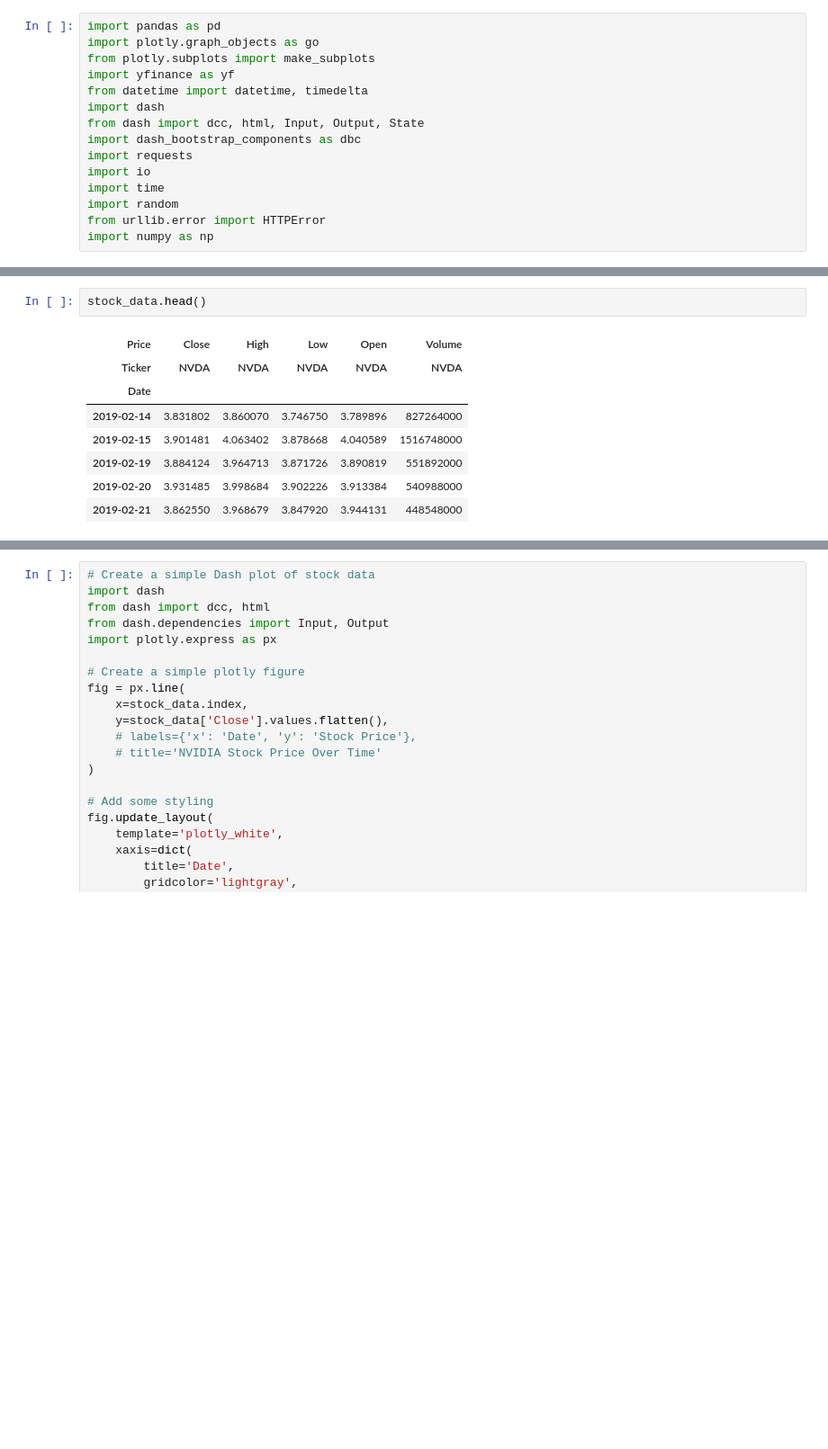
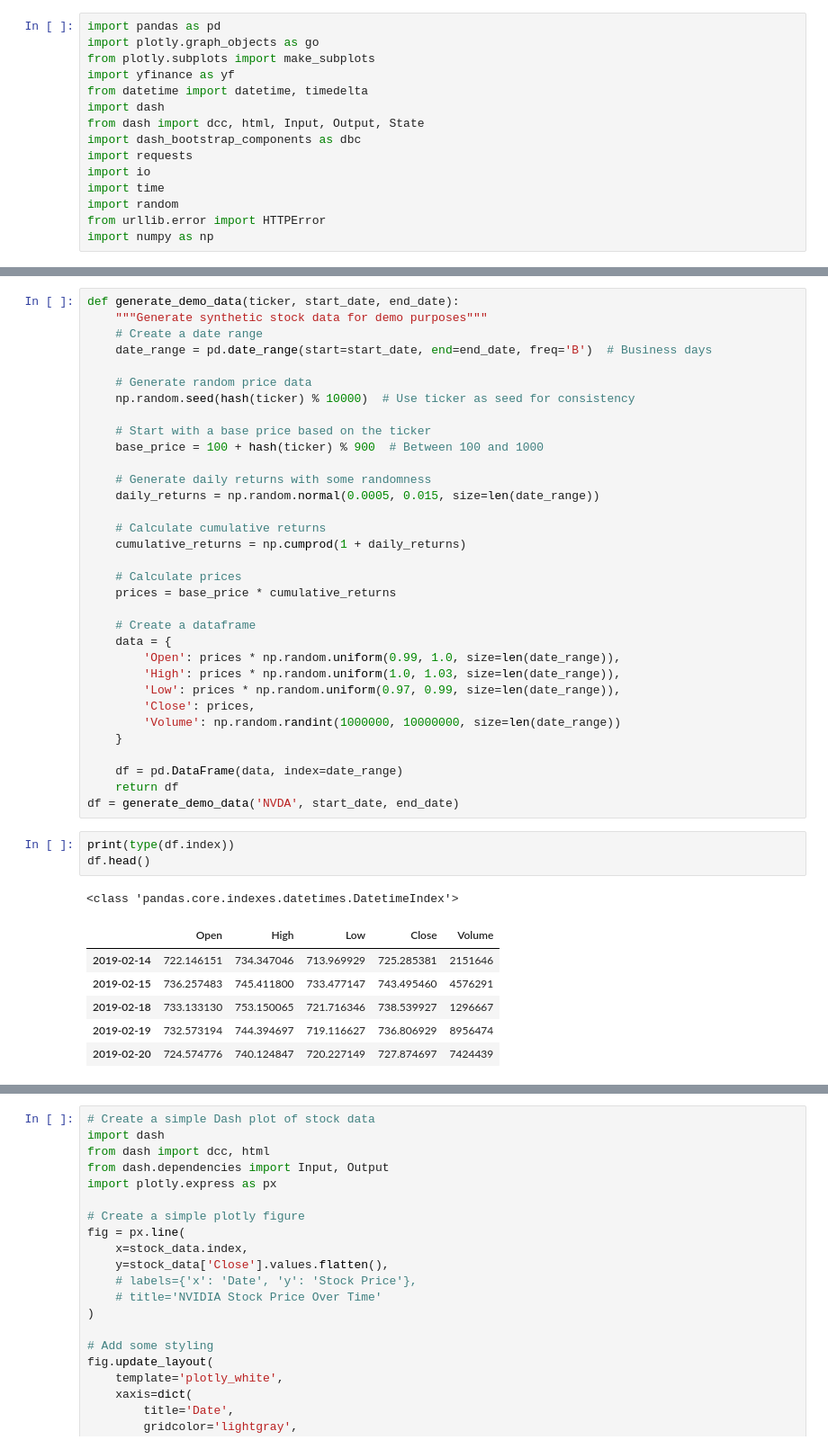
Before and after one commit to humishum/llm-vs-markets, a Jupyter notebook: test.ipynb, the cells around one changed output, grey strips where cells are left out. Shown at 90% size. Saved outputs shown, nothing was run; the diff lists cells and outputs as text; blank space fills up the shorter version.

```diff
--- a/test.ipynb
+++ b/test.ipynb
@@ -27,11 +25,44 @@ YF.download() has changed argument auto_adjust default to True
-# %%
-stock_data.head()
-# %% [output]
-| Price | Close | High | Low | Open | Volume |
-| Ticker | NVDA | NVDA | NVDA | NVDA | NVDA |
-| Date |  |  |  |  |  |
-| 2019-02-14 | 3.831802 | 3.860070 | 3.746750 | 3.789896 | 827264000 |
-| 2019-02-15 | 3.901481 | 4.063402 | 3.878668 | 4.040589 | 1516748000 |
-| 2019-02-19 | 3.884124 | 3.964713 | 3.871726 | 3.890819 | 551892000 |
-| 2019-02-20 | 3.931485 | 3.998684 | 3.902226 | 3.913384 | 540988000 |
-| 2019-02-21 | 3.862550 | 3.968679 | 3.847920 | 3.944131 | 448548000 |
+# %%
+def generate_demo_data(ticker, start_date, end_date):
+    """Generate synthetic stock data for demo purposes"""
+    # Create a date range
+    date_range = pd.date_range(start=start_date, end=end_date, freq='B')  # Business days
+
+    # Generate random price data
+    np.random.seed(hash(ticker) % 10000)  # Use ticker as seed for consistency
+
+    # Start with a base price based on the ticker
+    base_price = 100 + hash(ticker) % 900  # Between 100 and 1000
+
+    # Generate daily returns with some randomness
+    daily_returns = np.random.normal(0.0005, 0.015, size=len(date_range))
+
+    # Calculate cumulative returns
+    cumulative_returns = np.cumprod(1 + daily_returns)
+
+    # Calculate prices
+    prices = base_price * cumulative_returns
+
+    # Create a dataframe
+    data = {
+        'Open': prices * np.random.uniform(0.99, 1.0, size=len(date_range)),
+        'High': prices * np.random.uniform(1.0, 1.03, size=len(date_range)),
+        'Low': prices * np.random.uniform(0.97, 0.99, size=len(date_range)),
+        'Close': prices,
+        'Volume': np.random.randint(1000000, 10000000, size=len(date_range))
+    }
+
+    df = pd.DataFrame(data, index=date_range)
+    return df
+df = generate_demo_data('NVDA', start_date, end_date)
+# %%
+print(type(df.index))
+df.head()
+# %% [output]
+<class 'pandas.core.indexes.datetimes.DatetimeIndex'>
+|  | Open | High | Low | Close | Volume |
+| 2019-02-14 | 722.146151 | 734.347046 | 713.969929 | 725.285381 | 2151646 |
+| 2019-02-15 | 736.257483 | 745.411800 | 733.477147 | 743.495460 | 4576291 |
+| 2019-02-18 | 733.133130 | 753.150065 | 721.716346 | 738.539927 | 1296667 |
+| 2019-02-19 | 732.573194 | 744.394697 | 719.116627 | 736.806929 | 8956474 |
+| 2019-02-20 | 724.574776 | 740.124847 | 720.227149 | 727.874697 | 7424439 |
```
Also changed, not shown: parts of 3 cells of this notebook, 4 other files.
